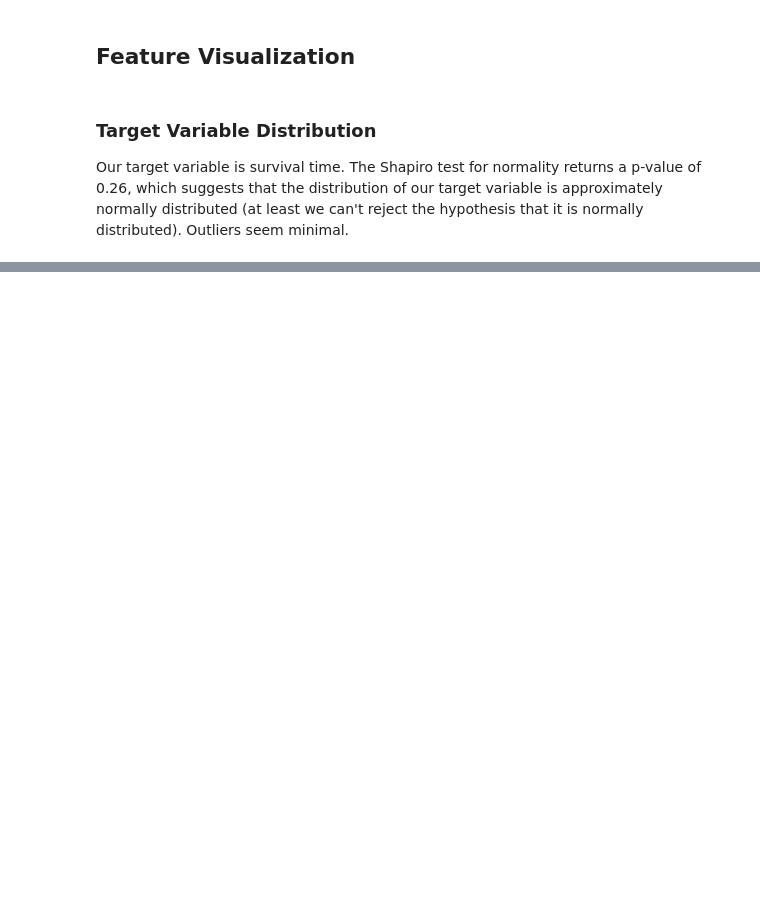
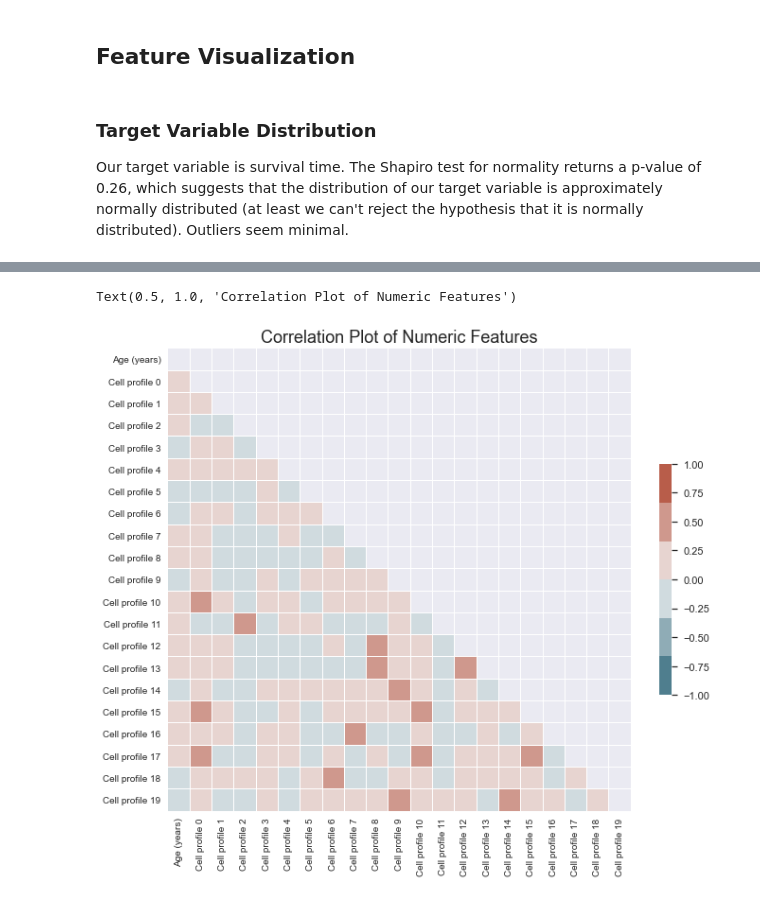
Before and after one commit to BrentonGraham/biomedical-ml-anschutz, a Jupyter notebook: 2. Real World Regression/RealWorldRegression.ipynb, the cells around one changed output, grey strips where cells are left out. Saved outputs shown, nothing was run; the diff lists cells and outputs as text; code cells hidden in the pictures; blank space fills up the shorter version.

```diff
--- a/2. Real World Regression/RealWorldRegression.ipynb
+++ b/2. Real World Regression/RealWorldRegression.ipynb
@@ -242,0 +358,12 @@ Name: count, dtype: object
+# %%
+# Set up final data set to store results
+X_ohe = X_MissForest_df.copy()
+X_ohe.drop(['Racial group'], axis=1, inplace=True) # We'll drop this and add in one-hot-encoded columns
+
+# 1) Initialize OHE object
+# 2) Fit and transform data
+# 3) Add OHE columns into existing data frame
+ohe = OneHotEncoder(handle_unknown='error')
+ohe_transform = ohe.fit_transform(X_MissForest_df[['Racial group']])
+X_ohe[ohe.categories_[0]] = ohe_transform.toarray()
+X_ohe.head(5)
@@ -242,0 +382,27 @@ Name: count, dtype: object
+# %%
+# Define binary features
+binary_X = ['Sex', 'American Indian or Alaska Native', 'Asian', 'Black or African American','Hispanic or Latino',
+            'Native Hawaiian or other Pacific Islander', 'White']
+
+# Extract numeric features
+X_corr = X_ohe.copy()
+X_corr.drop(binary_X, axis=1, inplace=True)
+
+# Source for correlation plot: https://seaborn.pydata.org/examples/many_pairwise_correlations.html
+# Compute the correlation matrix
+corr = X_corr.corr()
+
+# Generate a mask for the upper triangle
+mask = np.triu(np.ones_like(corr, dtype=bool))
+
+# Set up the matplotlib figure
+fig, ax = plt.subplots(figsize=(11, 9))
+
+# Draw the heatmap with the mask and correct aspect ratio
+sns.set_theme(style="white")
+cmap = sns.diverging_palette(220, 20, s=60)
+sns.heatmap(corr, mask=mask, cmap=cmap, vmin=-1, vmax=1, center=0, square=True, linewidths=1, cbar_kws={"shrink": .5})
+ax.set_title('Correlation Plot of Numeric Features', size=18)
+# %% [output]
+Text(0.5, 1.0, 'Correlation Plot of Numeric Features')
+[figure, added]
```
Also changed, not shown: parts of 53 cells of this notebook, 2 other files.
